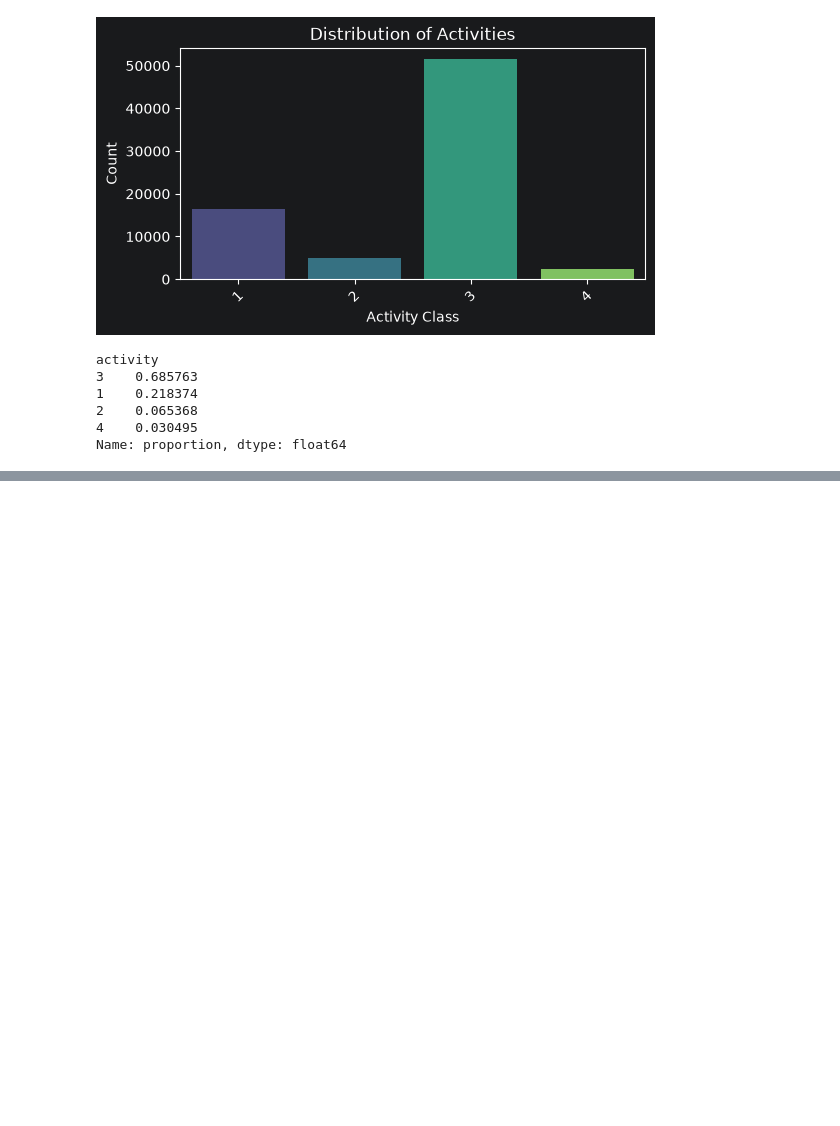
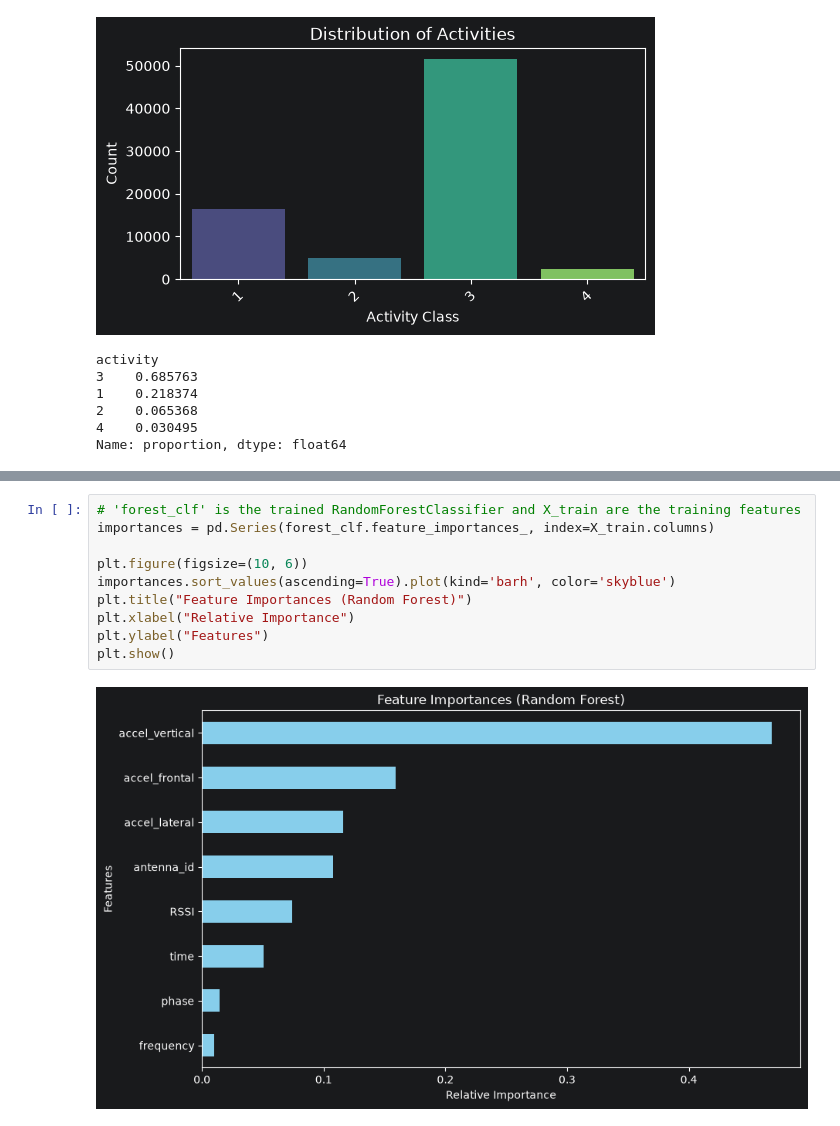
Before and after one commit to R3ALITI3S/MachineLearningMiniProject, a Jupyter notebook: Version 2.ipynb, the cells around one changed output, grey strips where cells are left out. Drawn from its saved outputs; the diff is of its cells as text; blank space fills up the shorter version.

```diff
--- a/Version 2.ipynb
+++ b/Version 2.ipynb
@@ -114,0 +140,12 @@ Name: proportion, dtype: float64
+# %%
+# 'forest_clf' is the trained RandomForestClassifier and X_train are the training features
+importances = pd.Series(forest_clf.feature_importances_, index=X_train.columns)
+
+plt.figure(figsize=(10, 6))
+importances.sort_values(ascending=True).plot(kind='barh', color='skyblue')
+plt.title("Feature Importances (Random Forest)")
+plt.xlabel("Relative Importance")
+plt.ylabel("Features")
+plt.show()
+# %% [output]
+[figure, added]
```
Also changed, not shown: parts of 13 cells of this notebook.
